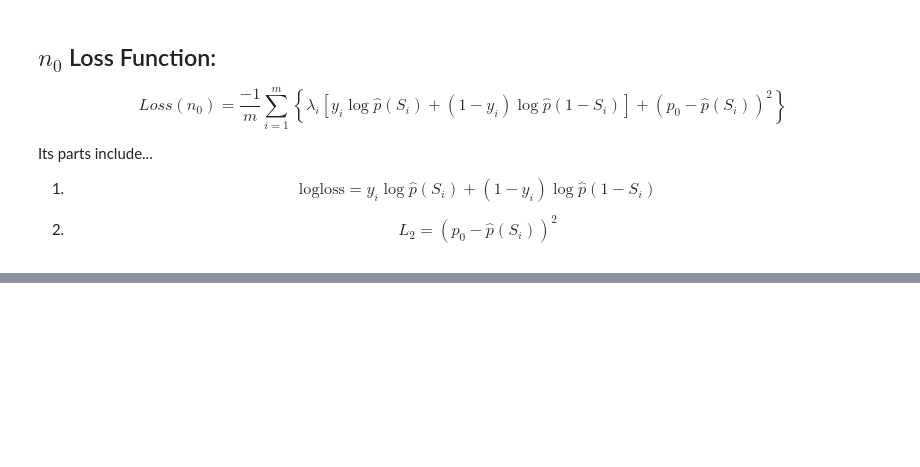
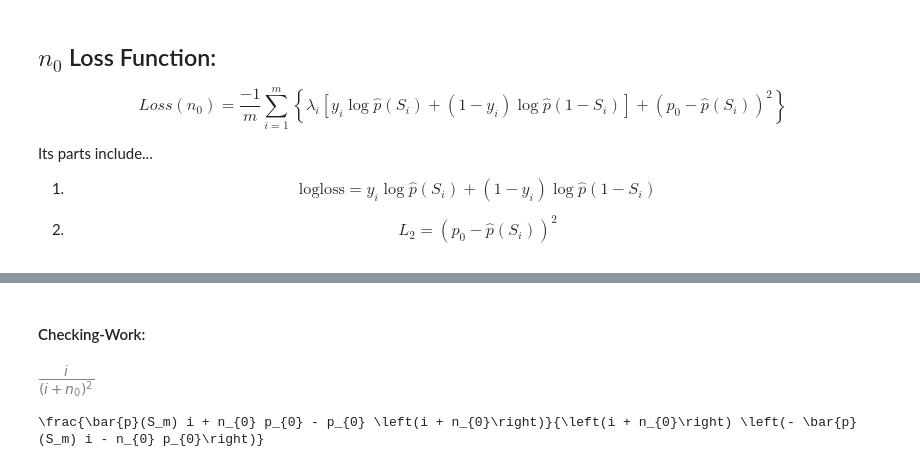
Before and after one commit to noahjillson/MCM-COMAP-Competition, a Jupyter notebook: Dynamic_Loss_Function.ipynb, the cells around one changed output, grey strips where cells are left out. Saved outputs shown, nothing was run; the diff lists cells and outputs as text; code cells hidden in the pictures; blank space fills up the shorter version.

Commit message:
Begans checks

```diff
--- a/Dynamic_Loss_Function.ipynb
+++ b/Dynamic_Loss_Function.ipynb
@@ -44,0 +66,12 @@ squared_error_loss_inside = (p_0 - p_hat)**2
+# %% [markdown]
+#### Checking-Work:
+# %%
+simplify(diff(theta, n))
+# %% [output]
+[figure, added]
+# %%
+#print(latex(p_hat))
+#simplify(diff(p_hat, n))
+print(latex(simplify(diff(log(p_hat), n))))
+# %% [output]
+\frac{\bar{p}(S_m) i + n_{0} p_{0} - p_{0} \left(i + n_{0}\right)}{\left(i + n_{0}\right) \left(- \bar{p}(S_m) i - n_{0} p_{0}\right)}
```
Also changed, not shown: parts of 15 cells of this notebook.
